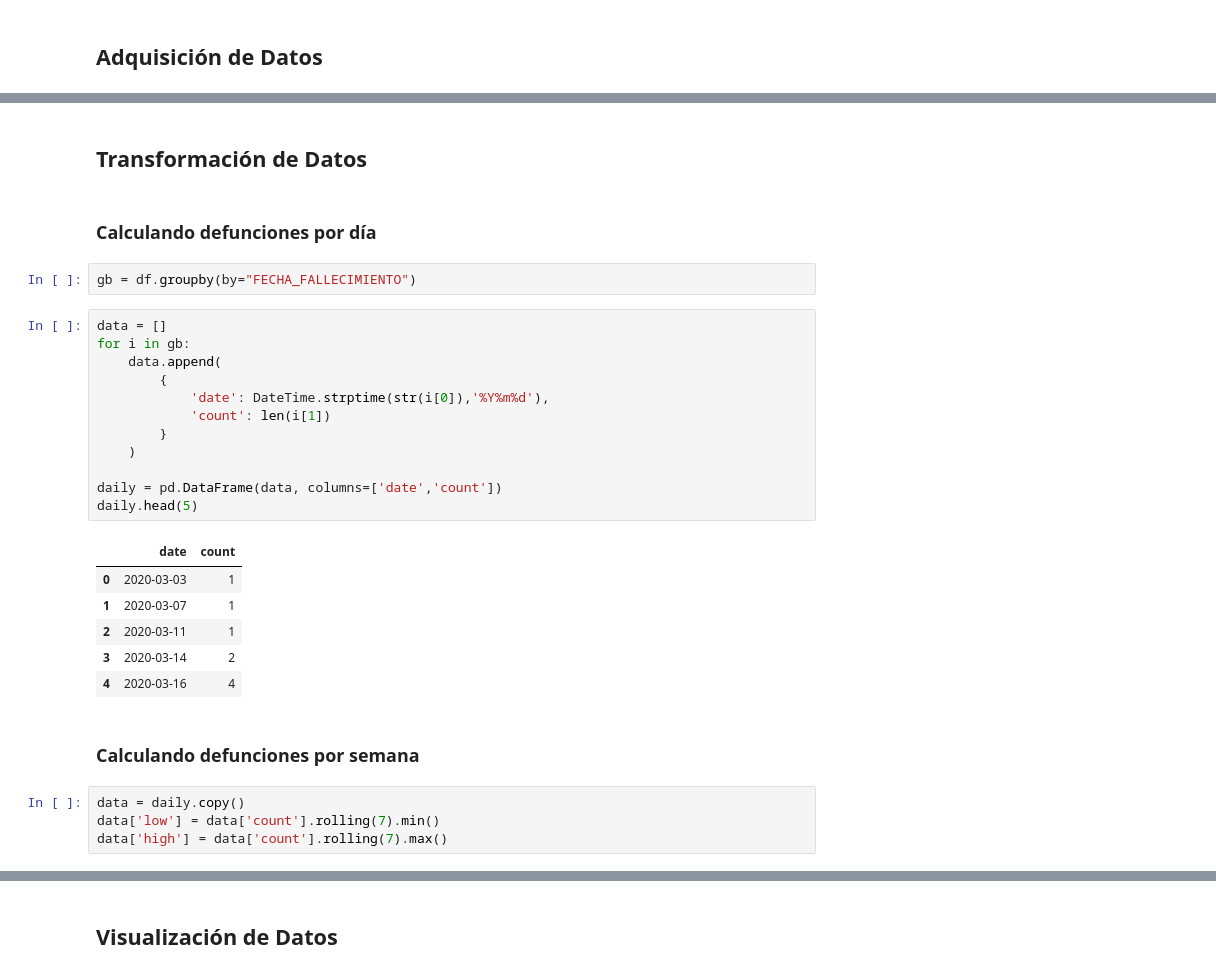
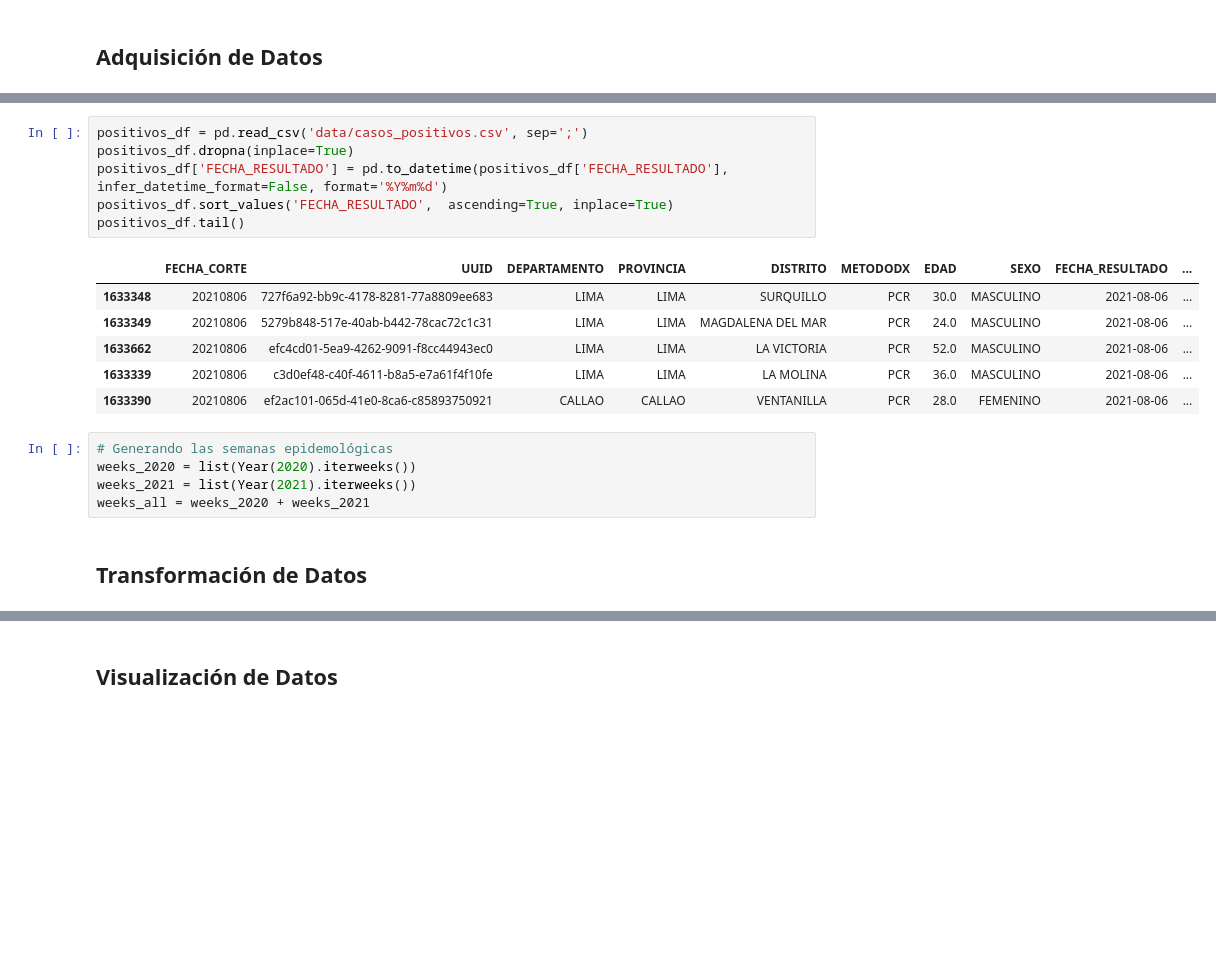
Before and after one commit to malexandersalazar/covid-19-peru-analisis-oleadas, a Jupyter notebook: src/main.ipynb, the cells around one changed output, grey strips where cells are left out. Saved outputs shown, nothing was run; the diff lists cells and outputs as text; blank space fills up the shorter version.

```diff
--- a/src/main.ipynb
+++ b/src/main.ipynb
@@ -32,31 +29,20 @@ df
+# %%
+positivos_df = pd.read_csv('data/casos_positivos.csv', sep=';')
+positivos_df.dropna(inplace=True)
+positivos_df['FECHA_RESULTADO'] = pd.to_datetime(positivos_df['FECHA_RESULTADO'], infer_datetime_format=False, format='%Y%m%d')
+positivos_df.sort_values('FECHA_RESULTADO',  ascending=True, inplace=True)
+positivos_df.tail()
+# %% [output]
+|  | FECHA_CORTE | UUID | DEPARTAMENTO | PROVINCIA | DISTRITO | METODODX | EDAD | SEXO | FECHA_RESULTADO | ... |
+| 1633348 | 20210806 | 727f6a92-bb9c-4178-8281-77a8809ee683 | LIMA | LIMA | SURQUILLO | PCR | 30.0 | MASCULINO | 2021-08-06 | ... |
+| 1633349 | 20210806 | 5279b848-517e-40ab-b442-78cac72c1c31 | LIMA | LIMA | MAGDALENA DEL MAR | PCR | 24.0 | MASCULINO | 2021-08-06 | ... |
+| 1633662 | 20210806 | efc4cd01-5ea9-4262-9091-f8cc44943ec0 | LIMA | LIMA | LA VICTORIA | PCR | 52.0 | MASCULINO | 2021-08-06 | ... |
+| 1633339 | 20210806 | c3d0ef48-c40f-4611-b8a5-e7a61f4f10fe | LIMA | LIMA | LA MOLINA | PCR | 36.0 | MASCULINO | 2021-08-06 | ... |
+| 1633390 | 20210806 | ef2ac101-065d-41e0-8ca6-c85893750921 | CALLAO | CALLAO | VENTANILLA | PCR | 28.0 | FEMENINO | 2021-08-06 | ... |
+# %%
+# Generando las semanas epidemológicas
+weeks_2020 = list(Year(2020).iterweeks())
+weeks_2021 = list(Year(2021).iterweeks())
+weeks_all = weeks_2020 + weeks_2021
 # %% [markdown]
 ## Transformación de Datos
-# %% [markdown]
-### Calculando defunciones por día
-# %%
-gb = df.groupby(by="FECHA_FALLECIMIENTO")
-# %%
-data = []
-for i in gb:
-    data.append(
-        {
-            'date': DateTime.strptime(str(i[0]),'%Y%m%d'),
-            'count': len(i[1])
-        }
-    )
-
-daily = pd.DataFrame(data, columns=['date','count'])
-daily.head(5)
-# %% [output]
-|  | date | count |
-| 0 | 2020-03-03 | 1 |
-| 1 | 2020-03-07 | 1 |
-| 2 | 2020-03-11 | 1 |
-| 3 | 2020-03-14 | 2 |
-| 4 | 2020-03-16 | 4 |
-# %% [markdown]
-### Calculando defunciones por semana
-# %%
-data = daily.copy()
-data['low'] = data['count'].rolling(7).min()
-data['high'] = data['count'].rolling(7).max()
```
Also changed, not shown: parts of 14 cells of this notebook, 5 other files.
